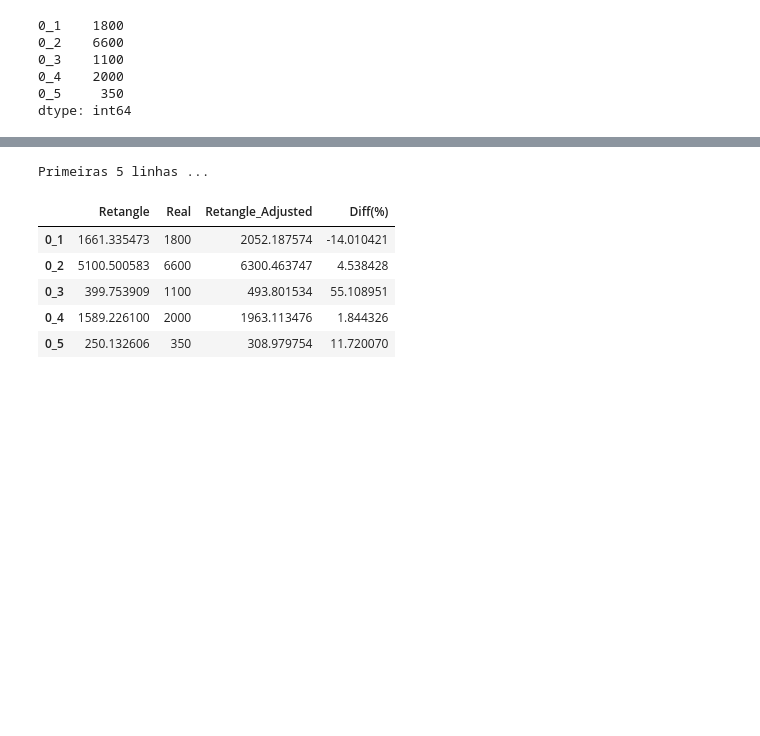
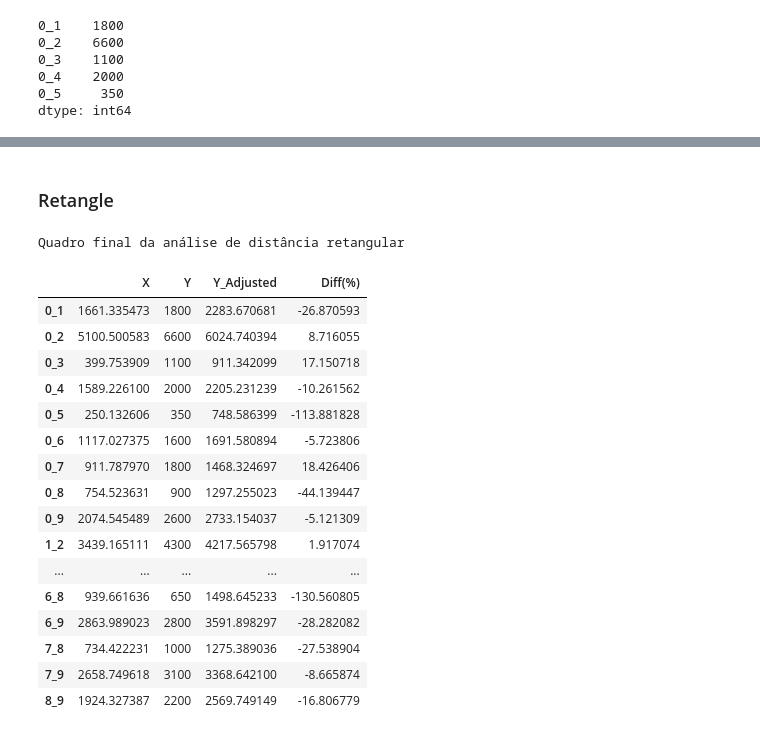
Before and after one commit to xmnlab/notebooks, a Jupyter notebook: operational_research/Distance-Calculation.ipynb, the cells around one changed output, grey strips where cells are left out. Drawn from its saved outputs; the diff is of its cells as text; code cells hidden in the pictures; blank space fills up the shorter version.

```diff
--- a/operational_research/Distance-Calculation.ipynb
+++ b/operational_research/Distance-Calculation.ipynb
@@ -14,6 +13,8 @@ import statsmodels.api as sm
 import utm
 # import webbrowser
 % matplotlib inline
+# %%
+Σ = sum
 # %%
 def calc_euclidean(
     origin: tuple, destiny: tuple
@@ -308,0 +332,9 @@ Warnings:
+# %%
+param_retangle = linear_regression(
+    retangle_analysis['X'], retangle_analysis['Y']
+)
+
+print(
+    'Retangle Linear Regression:\n a: %s, b: %s' %
+    (param_retangle['a'], param_retangle['b'])
+)
@@ -308,0 +344,8 @@ Warnings:
+# %%
+param_retangle['r2'] = R2(
+    retangle_analysis['X'], retangle_analysis['Y']
+)
+
+print(
+    'Retangle R²: %s' % param_retangle['r2']
+)
@@ -308,0 +356,8 @@ Warnings:
+# %%
+f_euclidean = lambda x: (
+    param_euclidean['a'] + param_euclidean['b'] * x
+)
+
+f_retangle = lambda x: (
+    param_retangle['a'] + param_retangle['b'] * x
+)
@@ -330,21 +397,33 @@ Primeiras 5 linhas ...
+# %% [markdown]
+### Retangle
 # %%
-retangle_analysis['Retangle_Adjusted'] = (
-    retangle_analysis['Retangle'] *
-    retangle_res.params[0]
+retangle_analysis['Y_Adjusted'] = (
+    f_retangle(retangle_analysis['X'])
 )
 
 retangle_analysis['Diff(%)'] = (
-    (1-retangle_analysis['Retangle_Adjusted'] /
-     retangle_analysis['Real'])*100
+    (1-retangle_analysis['Y_Adjusted'] /
+     retangle_analysis['Y'])*100
 )
 
-print('Primeiras 5 linhas ...')
-retangle_analysis.head()
+print('Quadro final da análise de distância retangular')
+display(retangle_analysis)
 # %% [output]
-Primeiras 5 linhas ...
+Quadro final da análise de distância retangular
-|  | Retangle | Real | Retangle_Adjusted | Diff(%) |
-| 0_1 | 1661.335473 | 1800 | 2052.187574 | -14.010421 |
-| 0_2 | 5100.500583 | 6600 | 6300.463747 | 4.538428 |
-| 0_3 | 399.753909 | 1100 | 493.801534 | 55.108951 |
-| 0_4 | 1589.226100 | 2000 | 1963.113476 | 1.844326 |
-| 0_5 | 250.132606 | 350 | 308.979754 | 11.720070 |
+|  | X | Y | Y_Adjusted | Diff(%) |
+| 0_1 | 1661.335473 | 1800 | 2283.670681 | -26.870593 |
+| 0_2 | 5100.500583 | 6600 | 6024.740394 | 8.716055 |
+| 0_3 | 399.753909 | 1100 | 911.342099 | 17.150718 |
+| 0_4 | 1589.226100 | 2000 | 2205.231239 | -10.261562 |
+| 0_5 | 250.132606 | 350 | 748.586399 | -113.881828 |
+| 0_6 | 1117.027375 | 1600 | 1691.580894 | -5.723806 |
+| 0_7 | 911.787970 | 1800 | 1468.324697 | 18.426406 |
+| 0_8 | 754.523631 | 900 | 1297.255023 | -44.139447 |
+| 0_9 | 2074.545489 | 2600 | 2733.154037 | -5.121309 |
+| 1_2 | 3439.165111 | 4300 | 4217.565798 | 1.917074 |
+| ... | ... | ... | ... | ... |
+| 6_8 | 939.661636 | 650 | 1498.645233 | -130.560805 |
+| 6_9 | 2863.989023 | 2800 | 3591.898297 | -28.282082 |
+| 7_8 | 734.422231 | 1000 | 1275.389036 | -27.538904 |
+| 7_9 | 2658.749618 | 3100 | 3368.642100 | -8.665874 |
+| 8_9 | 1924.327387 | 2200 | 2569.749149 | -16.806779 |
```
Also changed, not shown: parts of 24 cells of this notebook.
